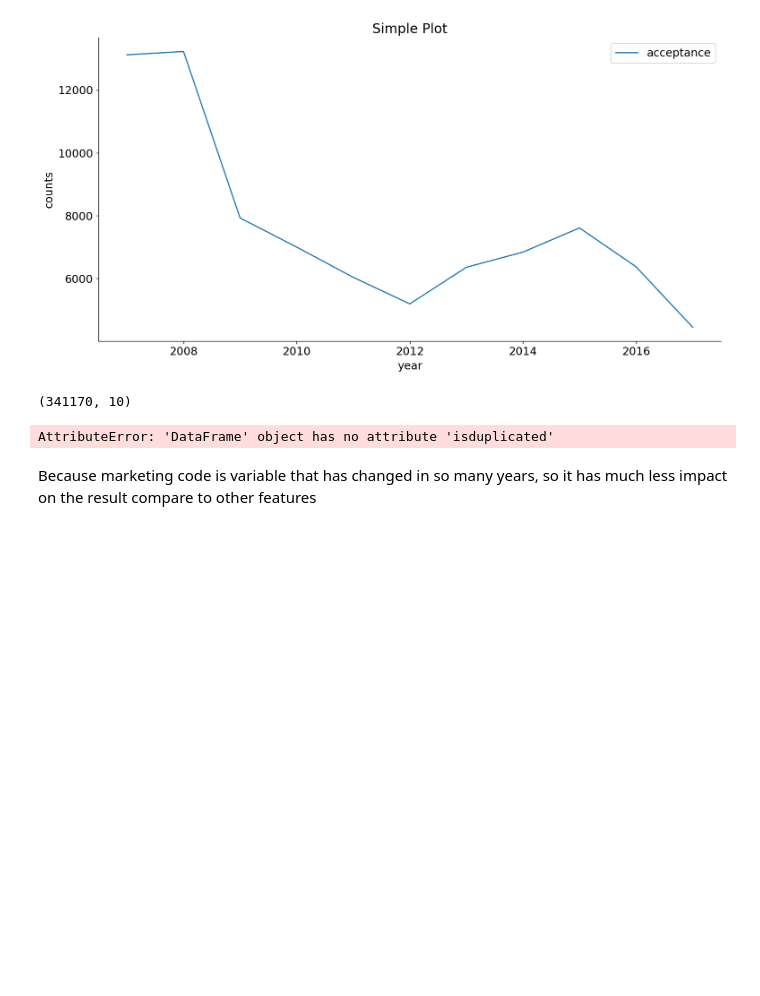
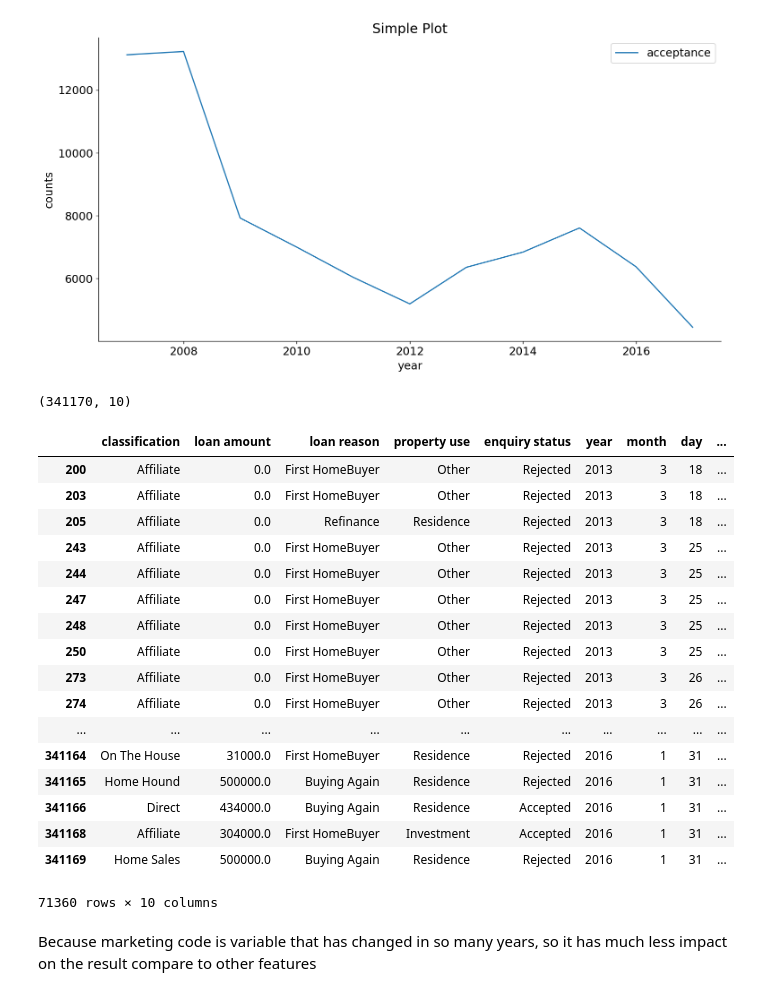
Before and after one commit to MagicMike90/customer-interest, a Jupyter notebook: clean_data.ipynb, the cells around one changed output. Saved outputs shown, nothing was run; the diff lists cells and outputs as text; code cells hidden in the pictures; blank space fills up the shorter version.

```diff
--- a/clean_data.ipynb
+++ b/clean_data.ipynb
@@ -336,8 +336,25 @@ data_frame['loan amount'] = data_frame['loan amount'].astype(int)
 # %%
 data_frame.to_csv("2007-2017.csv",index=False)
 # %%
-df[df.isduplicated]
+df[df.duplicated]
 # %% [output]
+|  | classification | loan amount | loan reason | property use | enquiry status | year | month | day | ... |
+| 200 | Affiliate | 0.0 | First HomeBuyer | Other | Rejected | 2013 | 3 | 18 | ... |
+| 203 | Affiliate | 0.0 | First HomeBuyer | Other | Rejected | 2013 | 3 | 18 | ... |
+| 205 | Affiliate | 0.0 | Refinance | Residence | Rejected | 2013 | 3 | 18 | ... |
+| 243 | Affiliate | 0.0 | First HomeBuyer | Other | Rejected | 2013 | 3 | 25 | ... |
+| 244 | Affiliate | 0.0 | First HomeBuyer | Other | Rejected | 2013 | 3 | 25 | ... |
+| 247 | Affiliate | 0.0 | First HomeBuyer | Other | Rejected | 2013 | 3 | 25 | ... |
+| 248 | Affiliate | 0.0 | First HomeBuyer | Other | Rejected | 2013 | 3 | 25 | ... |
+| 250 | Affiliate | 0.0 | First HomeBuyer | Other | Rejected | 2013 | 3 | 25 | ... |
+| 273 | Affiliate | 0.0 | First HomeBuyer | Other | Rejected | 2013 | 3 | 26 | ... |
+| 274 | Affiliate | 0.0 | First HomeBuyer | Other | Rejected | 2013 | 3 | 26 | ... |
+| ... | ... | ... | ... | ... | ... | ... | ... | ... | ... |
+| 341164 | On The House | 31000.0 | First HomeBuyer | Residence | Rejected | 2016 | 1 | 31 | ... |
+| 341165 | Home Hound | 500000.0 | Buying Again | Residence | Rejected | 2016 | 1 | 31 | ... |
+| 341166 | Direct | 434000.0 | Buying Again | Residence | Accepted | 2016 | 1 | 31 | ... |
+| 341168 | Affiliate | 304000.0 | First HomeBuyer | Investment | Accepted | 2016 | 1 | 31 | ... |
+| 341169 | Home Sales | 500000.0 | Buying Again | Residence | Rejected | 2016 | 1 | 31 | ... |
-AttributeError: 'DataFrame' object has no attribute 'isduplicated'
+71360 rows × 10 columns
 # %% [markdown]
 Because marketing code is variable that has changed in so many years, so it has much less impact on the result compare to other features
```
Also changed, not shown: 3 other files.
